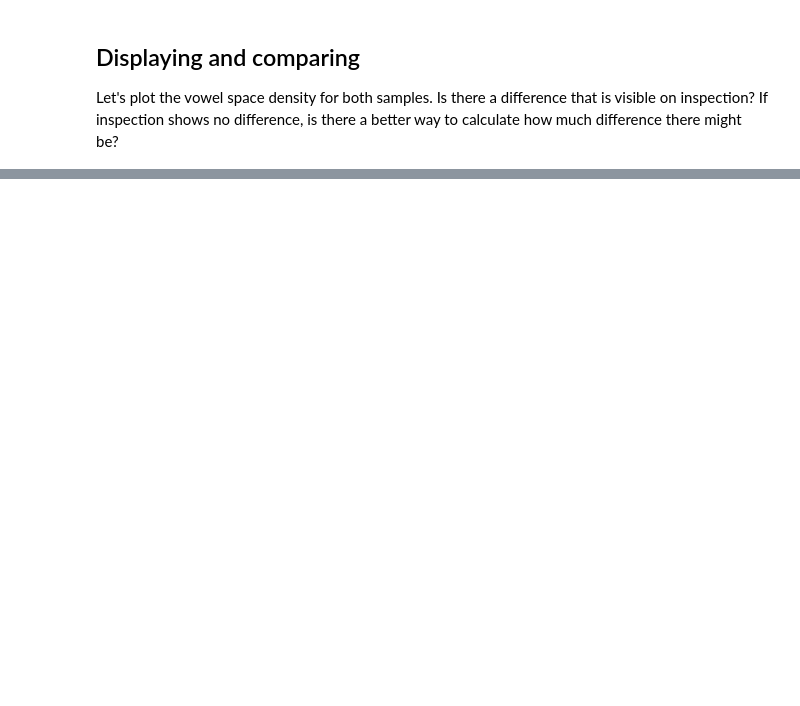
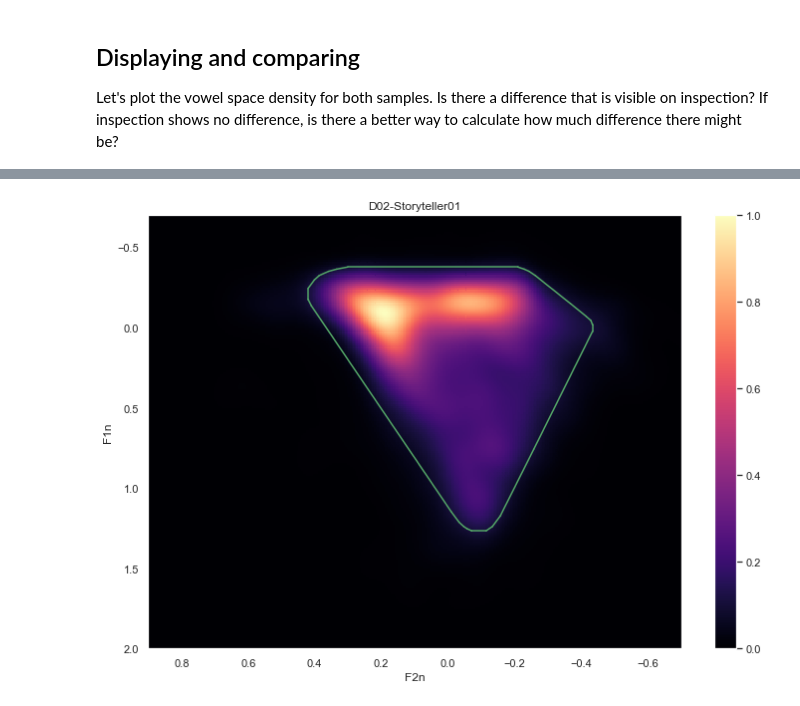
Before and after one commit to euangeleo/vsd-verify, a Jupyter notebook: Q3 - Zhuang speakers but same localect/Q3 same localect different speakers.ipynb, the cells around one changed output, grey strips where cells are left out. Drawn from its saved outputs; the diff is of its cells as text; code cells hidden in the pictures; blank space fills up the shorter version.

```diff
--- a/Q3 - Zhuang speakers but same localect/Q3 same localect different speakers.ipynb
+++ b/Q3 - Zhuang speakers but same localect/Q3 same localect different speakers.ipynb
@@ -0,0 +4,19 @@
+# %%
+# Importing the needed modules
+import parselmouth
+import tgt
+import csv
+import io
+import numpy as np
+import pandas as pd
+import matplotlib.pyplot as plt
+%matplotlib inline
+import seaborn as sns
+
+sns.set() # Use seaborn's default style to make attractive graphs
+
+# INFO HERE: https://python-graph-gallery.com/85-density-plot-with-matplotlib/
+from scipy.stats import kde
+from scipy.spatial import ConvexHull
+
+from scipy.signal import savgol_filter
@@ -0,0 +110,4 @@
+# %%
+def normalize(frame):
+    """Return a dataframe of normalized formant values"""
+    return (frame - frame.median()) / frame.median()
@@ -94,0 +180,16 @@ D02ST03_formants
+# %%
+# File is the audio from a YouTube newscast of a female Arabic speaker
+path1 = "D02-ST01-RTTcand Lifesaving.wav"
+path2 = "D02-ST03-RTT02 Bitten by bee.wav"
+
+file1_title = 'D02-Storyteller01'
+file2_title = 'D02-Storyteller03'
+
+file1_formants = get_formants(path1, "male")
+file2_formants = get_formants(path2, "male")
+
+file1_formants["F1n"] = normalize(file1_formants["F1(Hz)"])
+file1_formants["F2n"] = normalize(file1_formants["F2(Hz)"])
+
+file2_formants["F1n"] = normalize(file2_formants["F1(Hz)"])
+file2_formants["F2n"] = normalize(file2_formants["F2(Hz)"])
@@ -183,0 +201,4 @@ plt.show()
+# %%
+plot_vsd(file1_formants["F1n"], file1_formants["F2n"], file1_title, True, 0.1, False, True)
+# %% [output]
+[figure, added]
```
Also changed, not shown: parts of 19 cells of this notebook, 5 other files.
